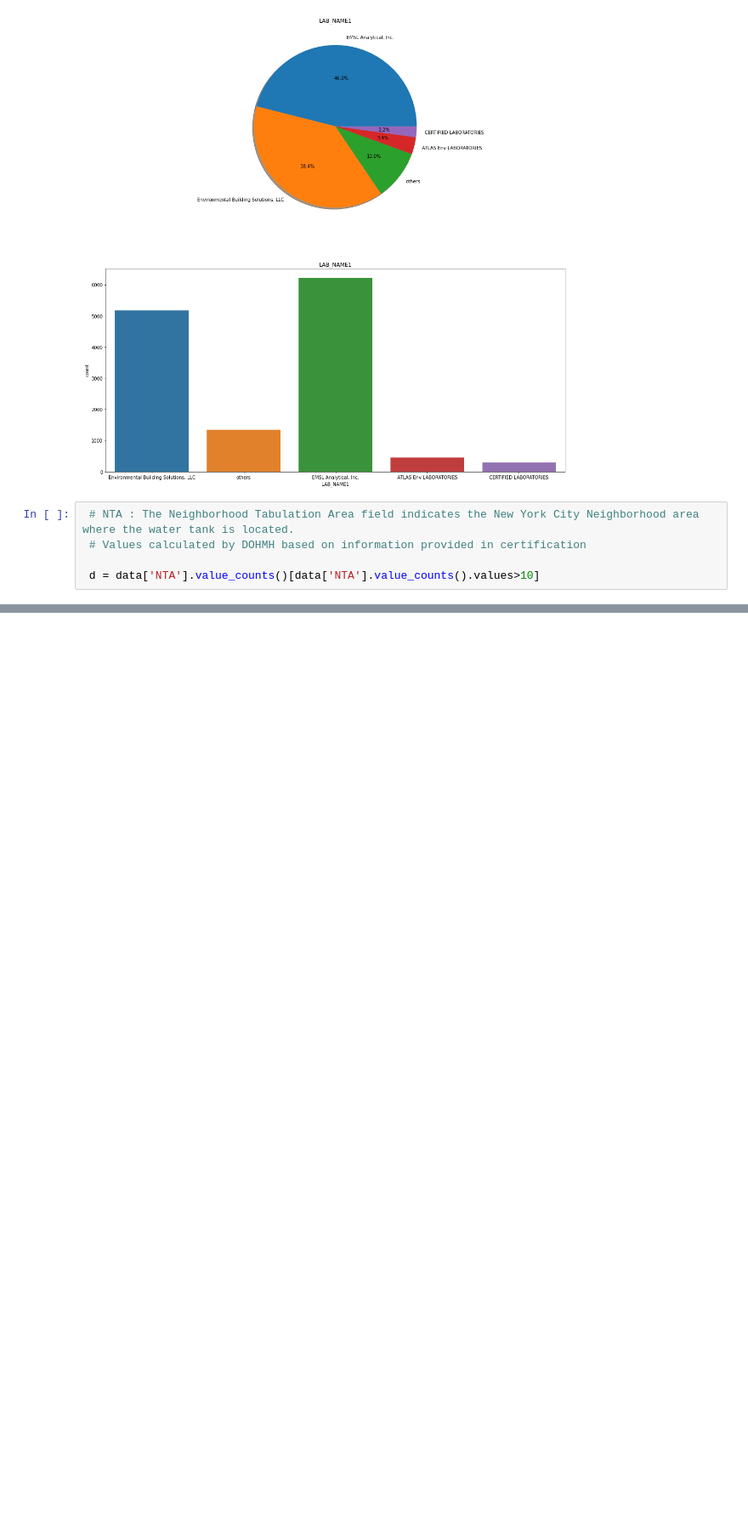
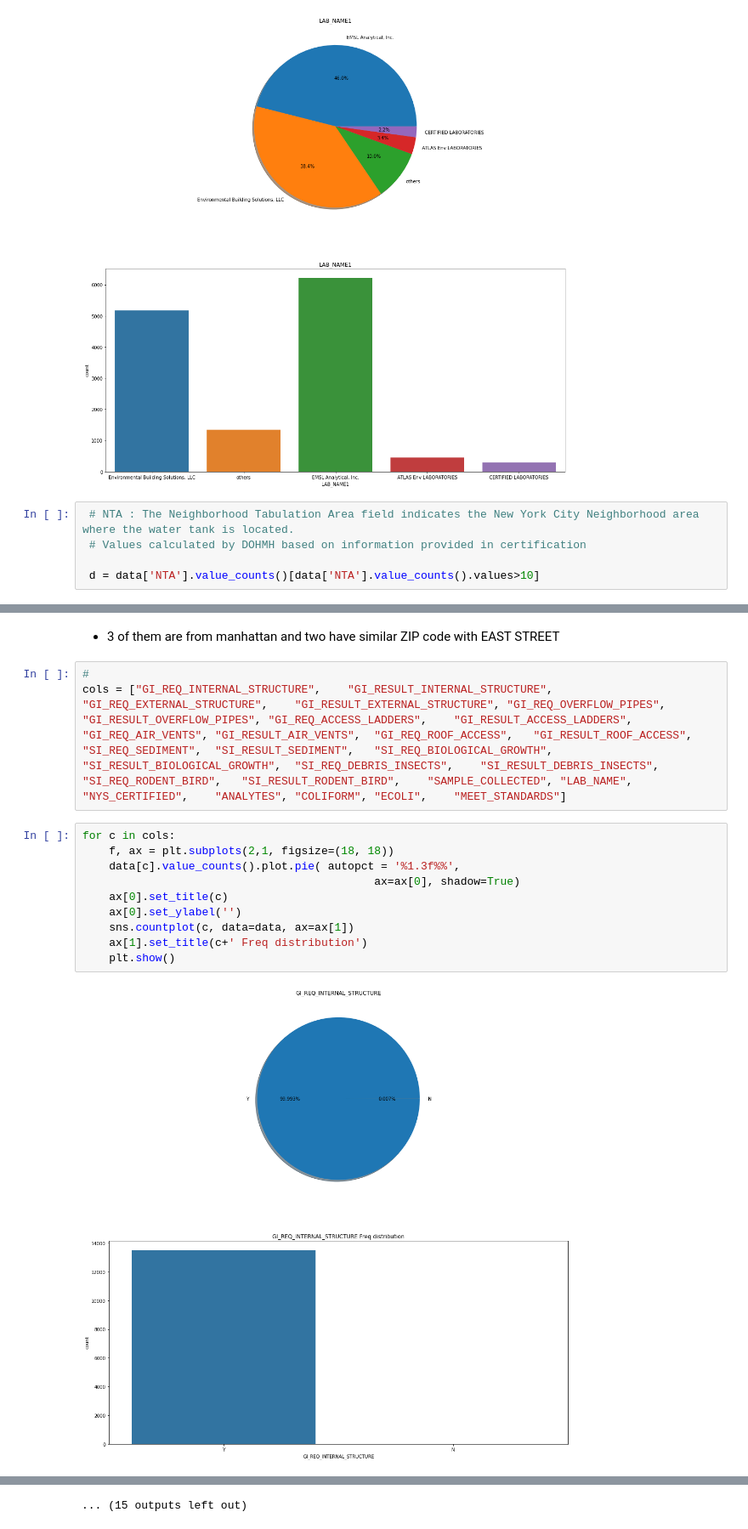
Before and after one commit to rushikeshnaik779/EDA, a Jupyter notebook: Simple_EDA__Rooftop_Drinking_Water_Tank_Inspection_Results.ipynb, the cells around one changed output, grey strips where cells are left out. Shown at 85% size. Drawn from its saved outputs; the diff is of its cells as text; blank space fills up the shorter version.

```diff
--- a/Simple_EDA__Rooftop_Drinking_Water_Tank_Inspection_Results.ipynb
+++ b/Simple_EDA__Rooftop_Drinking_Water_Tank_Inspection_Results.ipynb
@@ -397,0 +438,17 @@ plt.show()
+# %% [markdown]
+- 3 of them are from manhattan and two have similar ZIP code with EAST STREET
+# %%
+#
+cols = ["GI_REQ_INTERNAL_STRUCTURE",	"GI_RESULT_INTERNAL_STRUCTURE",	"GI_REQ_EXTERNAL_STRUCTURE",	"GI_RESULT_EXTERNAL_STRUCTURE",	"GI_REQ_OVERFLOW_PIPES",	"GI_RESULT_OVERFLOW_PIPES",	"GI_REQ_ACCESS_LADDERS", 	"GI_RESULT_ACCESS_LADDERS",	"GI_REQ_AIR_VENTS",	"GI_RESULT_AIR_VENTS",	"GI_REQ_ROOF_ACCESS", 	"GI_RESULT_ROOF_ACCESS", 	"SI_REQ_SEDIMENT",	"SI_RESULT_SEDIMENT",	"SI_REQ_BIOLOGICAL_GROWTH",	"SI_RESULT_BIOLOGICAL_GROWTH",	"SI_REQ_DEBRIS_INSECTS",	"SI_RESULT_DEBRIS_INSECTS",	"SI_REQ_RODENT_BIRD",	"SI_RESULT_RODENT_BIRD",	"SAMPLE_COLLECTED",	"LAB_NAME",	"NYS_CERTIFIED",	"ANALYTES",	"COLIFORM",	"ECOLI",	"MEET_STANDARDS"]
+# %%
+for c in cols:
+    f, ax = plt.subplots(2,1, figsize=(18, 18))
+    data[c].value_counts().plot.pie( autopct = '%1.3f%%',
+                                            ax=ax[0], shadow=True)
+    ax[0].set_title(c)
+    ax[0].set_ylabel('')
+    sns.countplot(c, data=data, ax=ax[1])
+    ax[1].set_title(c+' Freq distribution')
+    plt.show()
+# %% [output]
+[figure, added]
@@ -397,0 +466 @@ plt.show()
+... (15 outputs left out)
```
Also changed, not shown: parts of 9 cells of this notebook.
